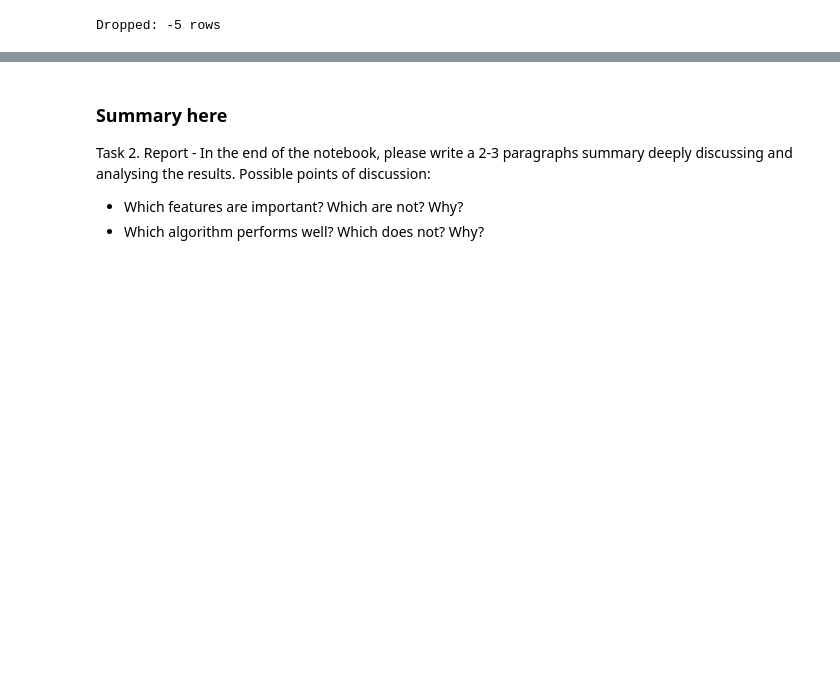
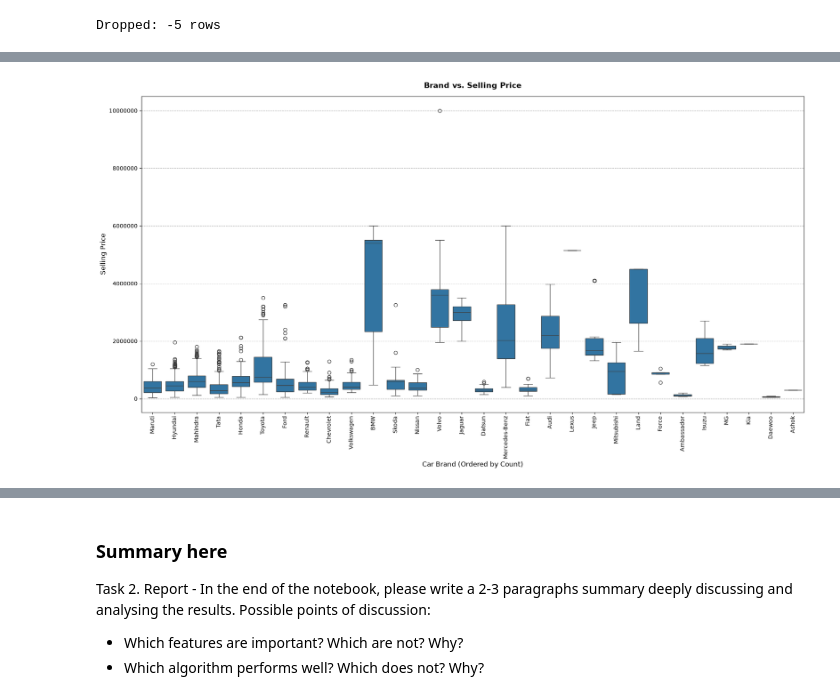
Before and after one commit to linhtetaung-mm/car-price-prediction, a Jupyter notebook: notebooks/a1.ipynb, the cells around one changed output, grey strips where cells are left out. Cells and saved outputs as stored; diff of their text form; code cells hidden in the pictures; blank space fills up the shorter version.

```diff
--- a/notebooks/a1.ipynb
+++ b/notebooks/a1.ipynb
@@ -348,0 +458,31 @@ Name: count, dtype: int64
+# %%
+
+# Order brands by counts
+brands_counts = df_train['brand'].value_counts().index.tolist()
+
+# Get data
+df_brands = df_train[df_train['brand'].isin(brands_counts)]
+
+plt.figure(figsize=(18, 10))
+
+# Boxplot helps see the median, 25th, and 75th percentiles clearly
+sns.boxplot(
+    data=df_brands,
+    x='brand',
+    y='selling_price',
+    order=brands_counts
+)
+
+# Clean up scientific notation on the pricing axis
+plt.ticklabel_format(style='plain', axis='y')
+plt.xticks(rotation=90)
+
+plt.title('Brand vs. Selling Price', fontsize=14, fontweight='bold', pad=15)
+plt.xlabel('Car Brand (Ordered by Count)', fontsize=12, )
+plt.ylabel('Selling Price', fontsize=12)
+plt.grid(axis='y', linestyle='--')
+
+plt.tight_layout()
+plt.show()
+# %% [output]
+[figure, added]
```
Also changed, not shown: parts of 41 cells of this notebook, 1 other file.
